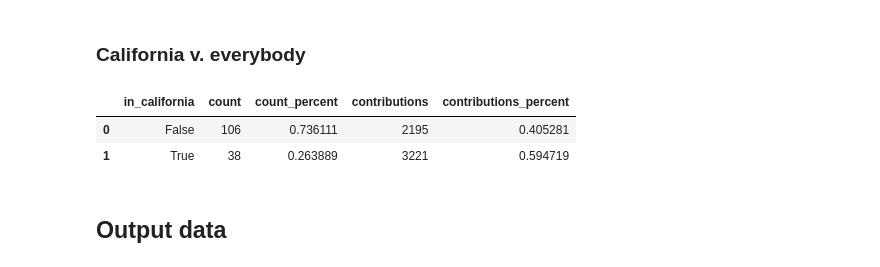
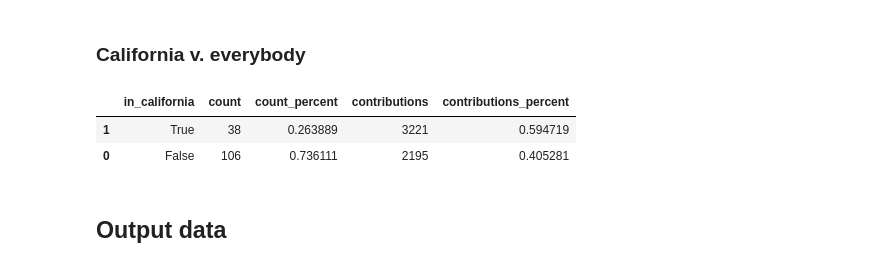
Before and after one commit to palewire/python-calaccess-notebooks, a Jupyter notebook: project-management/contributors.ipynb, the cells around one changed output. Drawn from its saved outputs; the diff is of its cells as text; code cells hidden in the pictures.

```diff
--- a/project-management/contributors.ipynb
+++ b/project-management/contributors.ipynb
@@ -342,12 +351,12 @@ california_table['count_percent'] = california_table['count'] / total_contributo
 california_table = california_table.merge(unique_contributors.groupby('in_california').contributions.sum().reset_index())
 # %%
 california_table['contributions_percent'] = california_table['contributions'] / total_contributions
-# %%
-california_table
-# %% [output]
-|  | in_california | count | count_percent | contributions | contributions_percent |
-| 0 | False | 106 | 0.736111 | 2195 | 0.405281 |
-| 1 | True | 38 | 0.263889 | 3221 | 0.594719 |
+# %%
+california_table.sort_values("in_california", ascending=False)
+# %% [output]
+|  | in_california | count | count_percent | contributions | contributions_percent |
+| 1 | True | 38 | 0.263889 | 3221 | 0.594719 |
+| 0 | False | 106 | 0.736111 | 2195 | 0.405281 |
 # %% [markdown]
 ## Output data
 # %%
```
Also changed, not shown: parts of 3 cells of this notebook, 1 other file.
